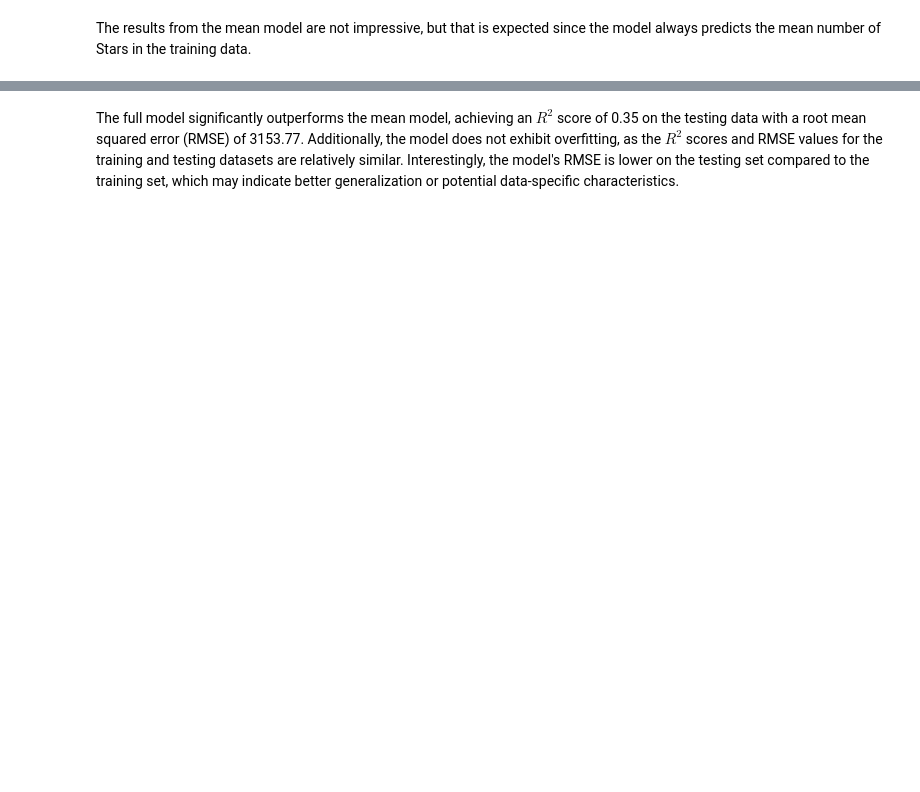
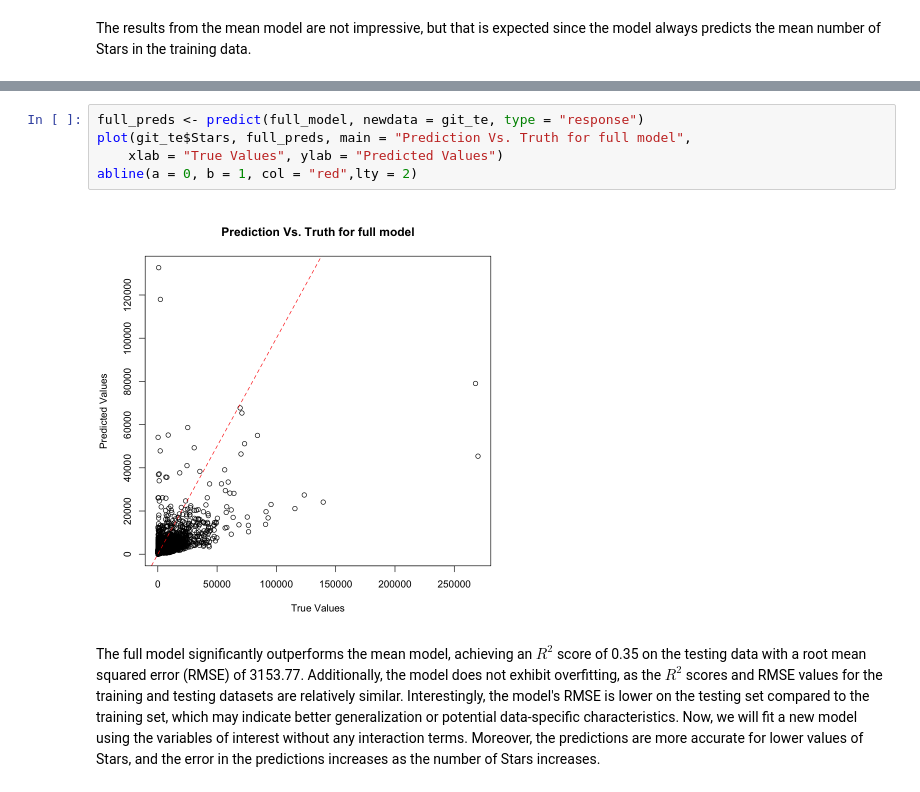
Before and after one commit to loayalabri/GitHubReposAnalysis, a Jupyter notebook: Final_Report.ipynb, the cells around one changed output, grey strips where cells are left out. Cells and saved outputs as stored; diff of their text form; blank space fills up the shorter version.

```diff
--- a/Final_Report.ipynb
+++ b/Final_Report.ipynb
@@ -155,2 +151,9 @@ A tibble: 14 × 5
+# %%
+full_preds <- predict(full_model, newdata = git_te, type = "response")
+plot(git_te$Stars, full_preds, main = "Prediction Vs. Truth for full model",
+    xlab = "True Values", ylab = "Predicted Values")
+abline(a = 0, b = 1, col = "red",lty = 2)
+# %% [output]
+[figure, added]
 # %% [markdown]
-The full model significantly outperforms the mean model, achieving an $R^2$ score of 0.35 on the testing data with a root mean squared error (RMSE) of 3153.77. Additionally, the model does not exhibit overfitting, as the $R^2$ scores and RMSE values for the training and testing datasets are relatively similar. Interestingly, the model's RMSE is lower on the testing set compared to the training set, which may indicate better generalization or potential data-specific characteristics.
+The full model significantly outperforms the mean model, achieving an $R^2$ score of 0.35 on the testing data with a root mean squared error (RMSE) of 3153.77. Additionally, the model does not exhibit overfitting, as the $R^2$ scores and RMSE values for the training and testing datasets are relatively similar. Interestingly, the model's RMSE is lower on the testing set compared to the training set, which may indicate better generalization or potential data-specific characteristics. Now, we will fit a new model using the variables of interest without any interaction terms. Moreover, the predictions are more accurate for lower values of Stars, and the error in the predictions increases as the number of Stars increases.
```
Also changed, not shown: parts of 21 cells of this notebook.
